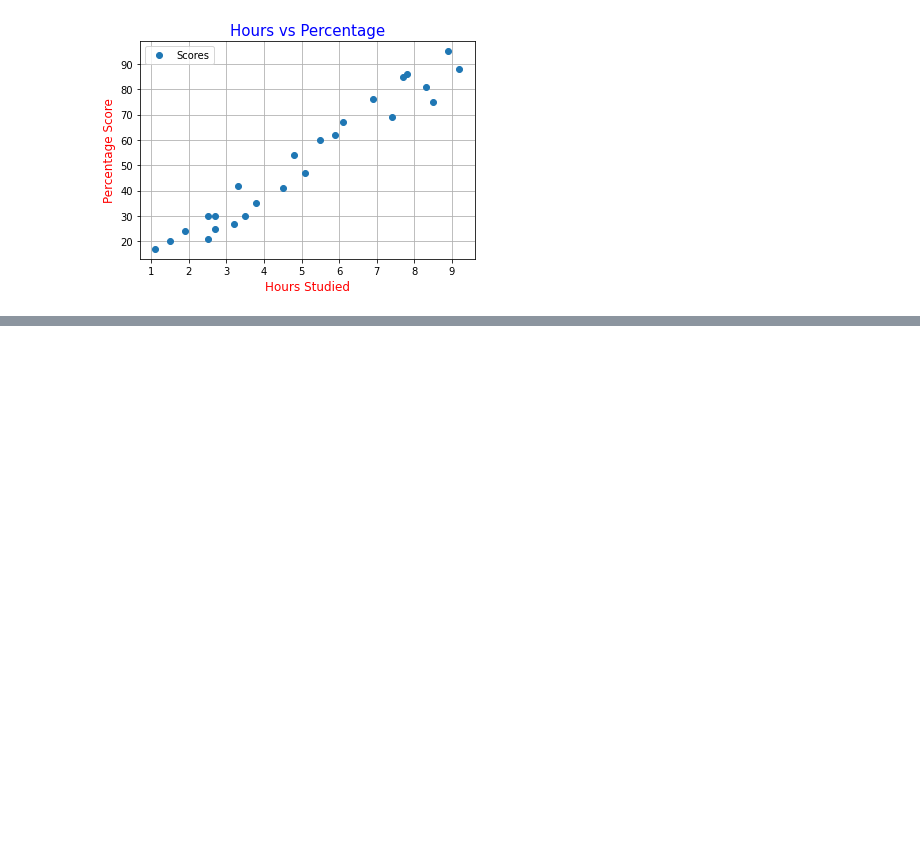
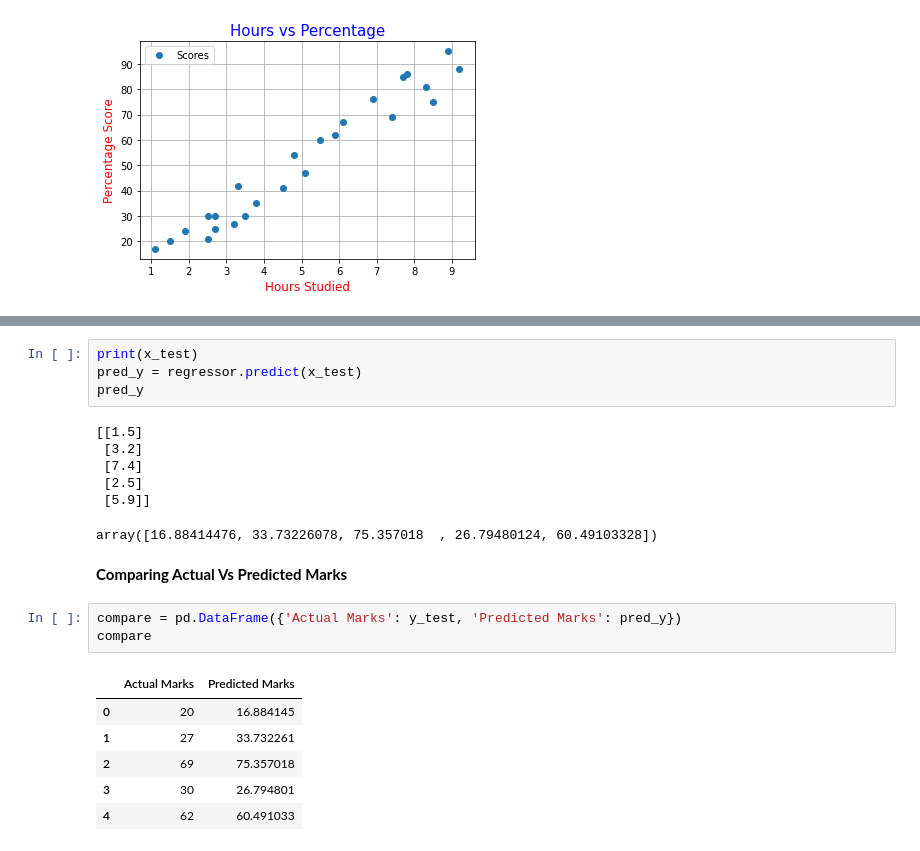
Before and after one commit to chandrawatvaidehi/grip2022, a Jupyter notebook: Untitled1.ipynb, the cells around one changed output, grey strips where cells are left out. Cells and saved outputs as stored; diff of their text form; blank space fills up the shorter version.

```diff
--- a/Untitled1.ipynb
+++ b/Untitled1.ipynb
@@ -91,0 +130,23 @@ plt.show()
+# %%
+print(x_test)
+pred_y = regressor.predict(x_test)
+pred_y
+# %% [output]
+[[1.5]
+ [3.2]
+ [7.4]
+ [2.5]
+ [5.9]]
+array([16.88414476, 33.73226078, 75.357018  , 26.79480124, 60.49103328])
+# %% [markdown]
+**Comparing Actual Vs Predicted Marks**
+# %%
+compare = pd.DataFrame({'Actual Marks': y_test, 'Predicted Marks': pred_y})
+compare
+# %% [output]
+|  | Actual Marks | Predicted Marks |
+| 0 | 20 | 16.884145 |
+| 1 | 27 | 33.732261 |
+| 2 | 69 | 75.357018 |
+| 3 | 30 | 26.794801 |
+| 4 | 62 | 60.491033 |
```
Also changed, not shown: parts of 18 cells of this notebook.
